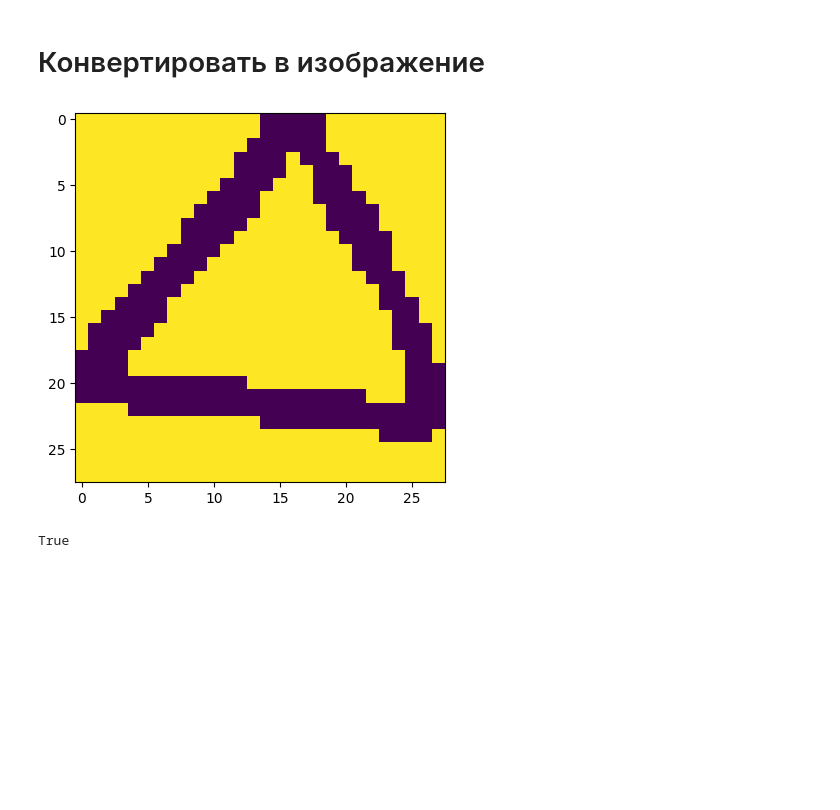
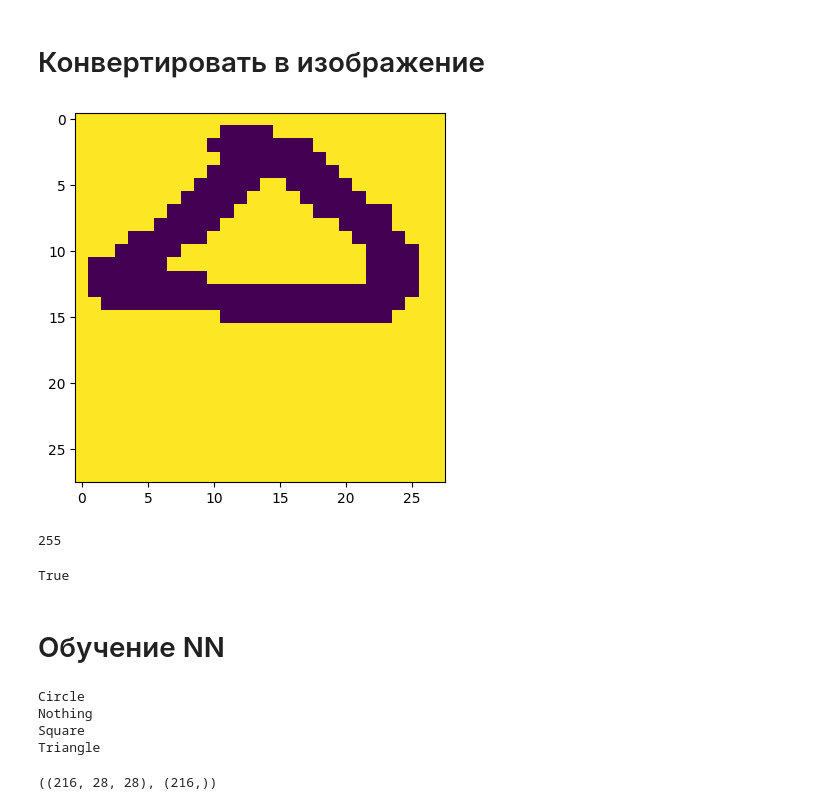
Before and after one commit to AndreyStlnzh/Figure-Recognition, a Jupyter notebook: main.ipynb, the cells around one changed output. Saved outputs shown, nothing was run; the diff lists cells and outputs as text; code cells hidden in the pictures; blank space fills up the shorter version.

```diff
--- a/main.ipynb
+++ b/main.ipynb
@@ -12,3 +7,9 @@ center = (np.mean(x), np.mean(y))
+# %%
+figure = [(205, 145), (198, 153), (179, 170), (145, 199), (112, 227), (85, 249), (76, 257), (76, 257), (77, 257), (80, 256), (97, 256), (139, 259), (200, 264), (259, 267), (297, 266), (309, 260), (310, 254), (310, 247), (310, 237), (305, 224), (289, 205), (264, 179), (230, 154), (194, 139), (176, 134), (175, 134)]
+
+x = [i[0] for i in figure]
+y = [i[1] for i in figure]
+center = (np.mean(x), np.mean(y))
 # %%
 plt.plot(x, y, marker="o", c="g")
 plt.scatter(center[0], center[1], color="red") # plotting single point
@@ -31,13 +32,16 @@ def normalization(figure, center, integer=False):
     for i in range(len(figure)):
         res_figure[i] = (figure[i][0] - min_x, figure[i][1] - min_y)
 
-    koef = (WIDTH - 2) / max([i[0] for i in res_figure])
+    # Оставить свободное место, поэтому - 4
+    koef_x = (WIDTH - 6) / max([i[0] for i in res_figure])
+    koef_y = (WIDTH - 6) / max([i[1] for i in res_figure])
 
+    koef = koef_x if koef_x <= koef_y else koef_y
     for i in range(len(figure)):
         if integer:
-            res_figure[i] = (int(res_figure[i][0] * koef) + 1, int(res_figure[i][1] * koef) + 1)
+            res_figure[i] = (int(res_figure[i][0] * koef + 2), int(res_figure[i][1] * koef + 2))
         else:
-            res_figure[i] = (res_figure[i][0] * koef + 1, res_figure[i][1] * koef + 1)
+            res_figure[i] = (res_figure[i][0] * koef + 2, res_figure[i][1] * koef + 2)
 
 
     return res_figure, ((center[0] - min_x) * koef, (center[1] - min_y) * koef)
@@ -55,19 +57,53 @@ plt.show()
 # %%
 import cv2
 def convert_to_image(figure, center):
     res_figure, _ = normalization(figure, center, integer=True)
     blank_image = np.zeros((WIDTH, WIDTH), np.uint8)
     blank_image[:, :] = 255
     for i in range(len(res_figure) - 1):
         cv2.line(blank_image, res_figure[i], res_figure[i+1], 0, 2)
     return blank_image
 
 blank_image = convert_to_image(figure, center)
 plt.imshow(blank_image)
 plt.show()
+blank_image[27][15]
 # %% [output]
-[figure, old version]
+[figure, new version]
+255
 # %%
 cv2.imwrite("da.jpg", blank_image)
 # %% [output]
 True
+# %% [markdown]
+# Обучение NN
+# %%
+import os
+import cv2
+
+DATA_PATH = "Dataset/"
+labels = {"Circle": 0, "Nothing": 1, "Square": 2, "Triangle": 3}
+class_names = list(labels.keys())
+x = []
+y = []
+
+for label in os.listdir(DATA_PATH):
+    print(label)
+    path = os.path.join(DATA_PATH, label)
+    for i in os.listdir(path):
+        im_gray = cv2.imread(os.path.join(path, i), cv2.IMREAD_GRAYSCALE) # read as grayscale
+        im_bw = cv2.threshold(im_gray, 127, 1, cv2.THRESH_BINARY)[1] # convert to binary
+        x.append(im_bw)
+        y.append(labels[label])
+
+x = np.array(x)
+y = np.array(y)
+# %% [output]
+Circle
+Nothing
+Square
+Triangle
+# %%
+x.shape, y.shape
+# %% [output]
+((216, 28, 28), (216,))
```
Also changed, not shown: parts of 20 cells of this notebook, 5 other files.
